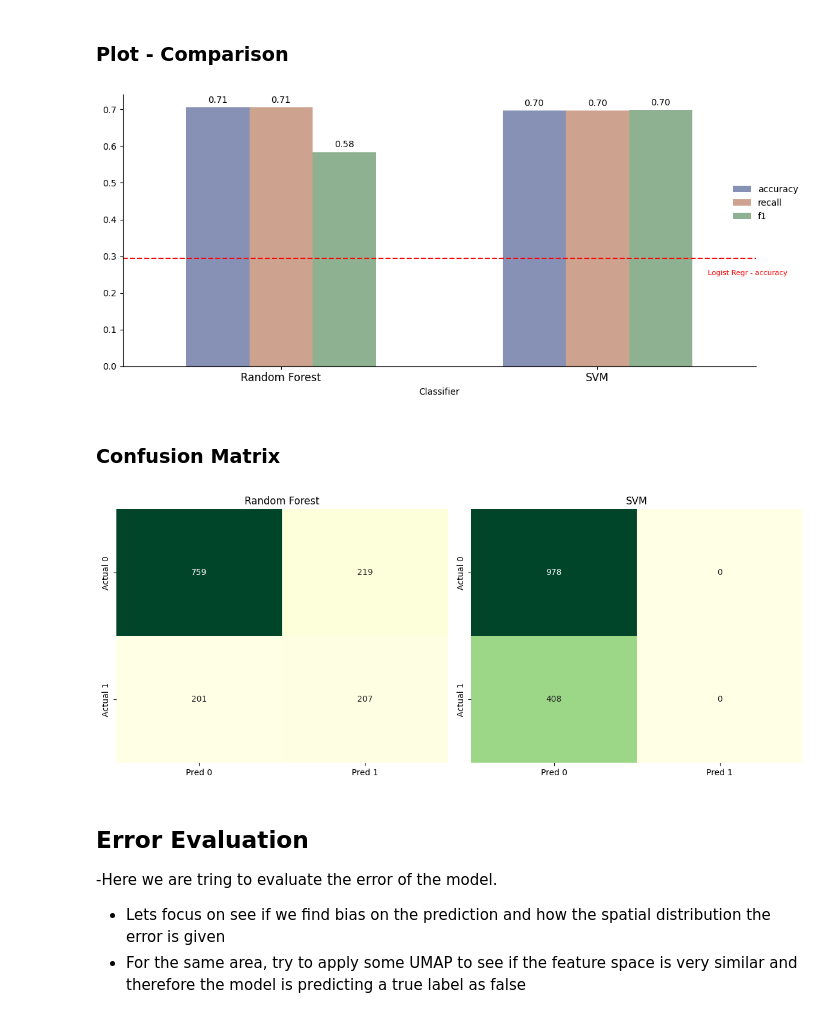
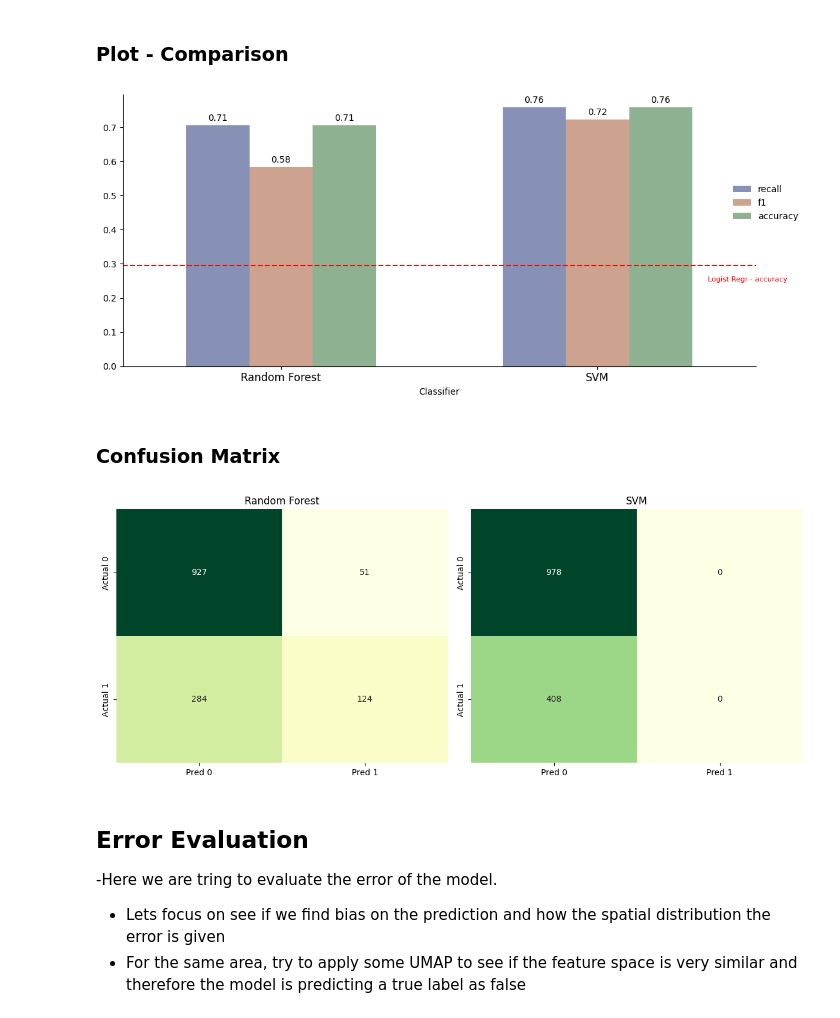
Before and after one commit to emanuel-gf/PlantNet-Species-ML-Project, a Jupyter notebook: milestone2.ipynb, the cells around one changed output. Cells and saved outputs as stored; diff of their text form; code cells hidden in the pictures.

```diff
--- a/milestone2.ipynb
+++ b/milestone2.ipynb
@@ -945,7 +947,7 @@ preprocessor = ColumnTransformer(
 
 ## Define the Model
 model_rf = [
-    ("clf", RandomForestClassifier(max_depth=30))
+    ("clf", RandomForestClassifier(random_state=420, max_depth=10, n_estimators=250))
 ]
 
 ## --- Run the Loop ---
@@ -1087,7 +1089,7 @@ preprocessor = ColumnTransformer(
 
 ## --- Define the Model
 model_rf = [
-    ("clf", SVC(probability=True, C=100, gamma=0.01,
+    ("clf", SVC(probability=True, C=10, gamma='auto',
                 random_state=420, kernel='rbf')
      )
 ]
@@ -1538,3 +1601,13 @@ dfe.melt(id_vars=['dataset','split','Classifier'], value_vars=['accuracy','recal
+# %%
+df_svm_scores = df_svm_scores.reset_index().rename(columns={'index':'metrics'})
+df_rf_scores = df_rf_scores.reset_index().rename(columns={'index':'metrics'})
+
+df_svm_scores = convert_to_long(df_svm_scores,'SVM')
+df_rf_scores = convert_to_long(df_rf_scores,'RF')
+
+## PLOT
+## df_plot
+df_plot = pd.concat([df_svm_scores,df_rf_scores],axis=0)
 # %% [markdown]
 ### Baseline Model
 # %%
@@ -1570,12 +1642,9 @@ accuracy_score_baseline = score_baseline['test']['accuracy'][0]
 f1_score_baseline = score_baseline['test']['f1'][0]
 recall_score_baseline = score_baseline['test']['recall'][0]
 
+
 g = sns.catplot(
-    data=dfe.melt(
-        id_vars=['dataset', 'split', 'Classifier'],
-        value_vars=['accuracy', 'recall', 'f1'],
-        var_name='metrics'
-    ),
+    data=df_plot.query('((metrics=="recall")|(metrics=="accuracy")|(metrics=="f1"))&(split=="test")'),
     kind='bar',
     x='Classifier',
     y='value',
@@ -1618,51 +1687,42 @@ g.ax.text(
 plt.tight_layout()
 plt.show()
 # %% [output]
-[figure, old version]
+[figure, new version]
 # %% [markdown]
 ### Confusion Matrix
 # %%
-row = df_results.query('(dataset == "full_df") & (split == "test")').iloc[0]
-row_svm = svm_results.query('(dataset == "full_df") & (split == "test")').iloc[0]
-
 fig, ax = plt.subplots(ncols=2, figsize=(12, 5))
 
 # Build confusion matrices
-cm = np.array([
-    [row.cm_tn, row.cm_fp],
-    [row.cm_fn, row.cm_tp]
-])
+cm = df_plot.query('(Classifier == "RF") & (split == "test") & (metrics=="confusion_matrix")').iloc[0].value
 
-cm_svm = np.array([
-    [row_svm.cm_tn, row_svm.cm_fp],
-    [row_svm.cm_fn, row_svm.cm_tp]
-])
+cm_svm = df_plot.query('(Classifier == "SVM") & (split == "test") & (metrics=="confusion_matrix")').iloc[0].value
 
 # Plot 1 — baseline model
 sns.heatmap(
     cm, annot=True, fmt="d", cmap="YlGn",
     xticklabels=["Pred 0", "Pred 1"],
     yticklabels=["Actual 0", "Actual 1"],
     cbar=False,
     ax=ax[0]
 )
 ax[0].set_title("Random Forest")
 
 # Plot 2 — SVM model
 sns.heatmap(
     cm_svm, annot=True, fmt="d", cmap="YlGn",
     annot_kws={'fontsize':10},
     xticklabels=["Pred 0", "Pred 1"],
     yticklabels=["Actual 0", "Actual 1"],
     cbar=False,
     ax=ax[1]
 )
 ax[1].set_title("SVM")
 
 plt.tight_layout()
 plt.show()
 # %% [output]
-[figure, old version]
+[figure, new version]
 # %% [markdown]
 ## Error Evaluation
 
```
Also changed, not shown: parts of 11 cells of this notebook.
